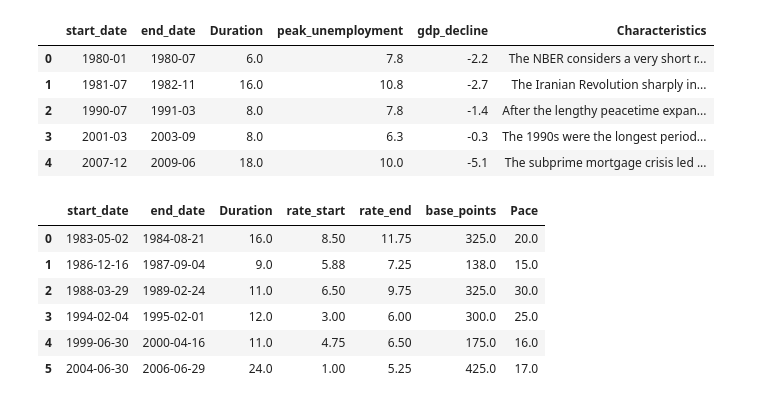
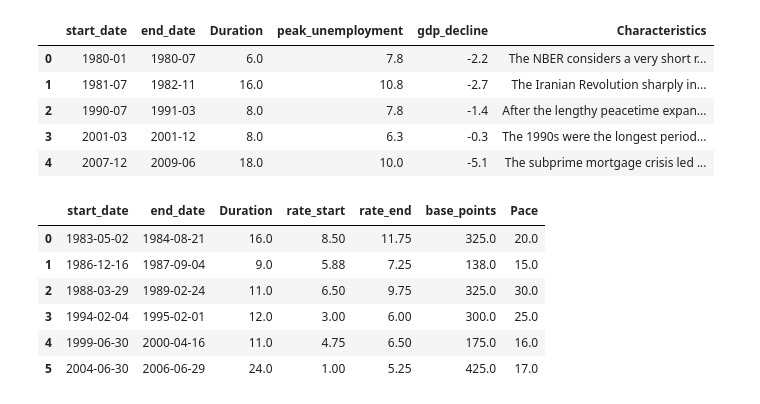
Before and after one commit to AndSoOn/Improvisation, a Jupyter notebook: fed/DataCleaning.ipynb, the cells around one changed output. Saved outputs shown, nothing was run; the diff lists cells and outputs as text; code cells hidden in the pictures.

```diff
--- a/fed/DataCleaning.ipynb
+++ b/fed/DataCleaning.ipynb
@@ -38,17 +38,17 @@ rec_raw
 # %%
 rec.iloc[ 0, :] = ['1980-01', '1980-07', 6, 7.8, -2.2, rec_raw.Characteristics[9]]
 rec.iloc[ 1, :] = ['1981-07', '1982-11', 16, 10.8, -2.7, rec_raw.Characteristics[10]]
 rec.iloc[ 2, :] = ['1990-07', '1991-03', 8, 7.8, -1.4, rec_raw.Characteristics[11]]
 #rec.iloc[ 3, :] = ['2001-03', '2001-11', 8, 6.3, -0.3, rec_raw.Characteristics[12]]
-rec.iloc[ 3, :] = ['2001-03', '2003-09', 8, 6.3, -0.3, rec_raw.Characteristics[12]]
+rec.iloc[ 3, :] = ['2001-03', '2001-12', 8, 6.3, -0.3, rec_raw.Characteristics[12]]
 rec.iloc[ 4, :] = ['2007-12', '2009-06', 18, 10.0, -5.1, rec_raw.Characteristics[13]]
 rec
 # %% [output]
 |  | start_date | end_date | Duration | peak_unemployment | gdp_decline | Characteristics |
 | 0 | 1980-01 | 1980-07 | 6.0 | 7.8 | -2.2 | The NBER considers a very short r... |
 | 1 | 1981-07 | 1982-11 | 16.0 | 10.8 | -2.7 | The Iranian Revolution sharply in... |
 | 2 | 1990-07 | 1991-03 | 8.0 | 7.8 | -1.4 | After the lengthy peacetime expan... |
-| 3 | 2001-03 | 2003-09 | 8.0 | 6.3 | -0.3 | The 1990s were the longest period... |
+| 3 | 2001-03 | 2001-12 | 8.0 | 6.3 | -0.3 | The 1990s were the longest period... |
 | 4 | 2007-12 | 2009-06 | 18.0 | 10.0 | -5.1 | The subprime mortgage crisis led ... |
 # %%
 rec.to_csv('data_cleaned/recession_circles.csv')
```
Also changed, not shown: parts of 3 cells of this notebook, 6 other files.
